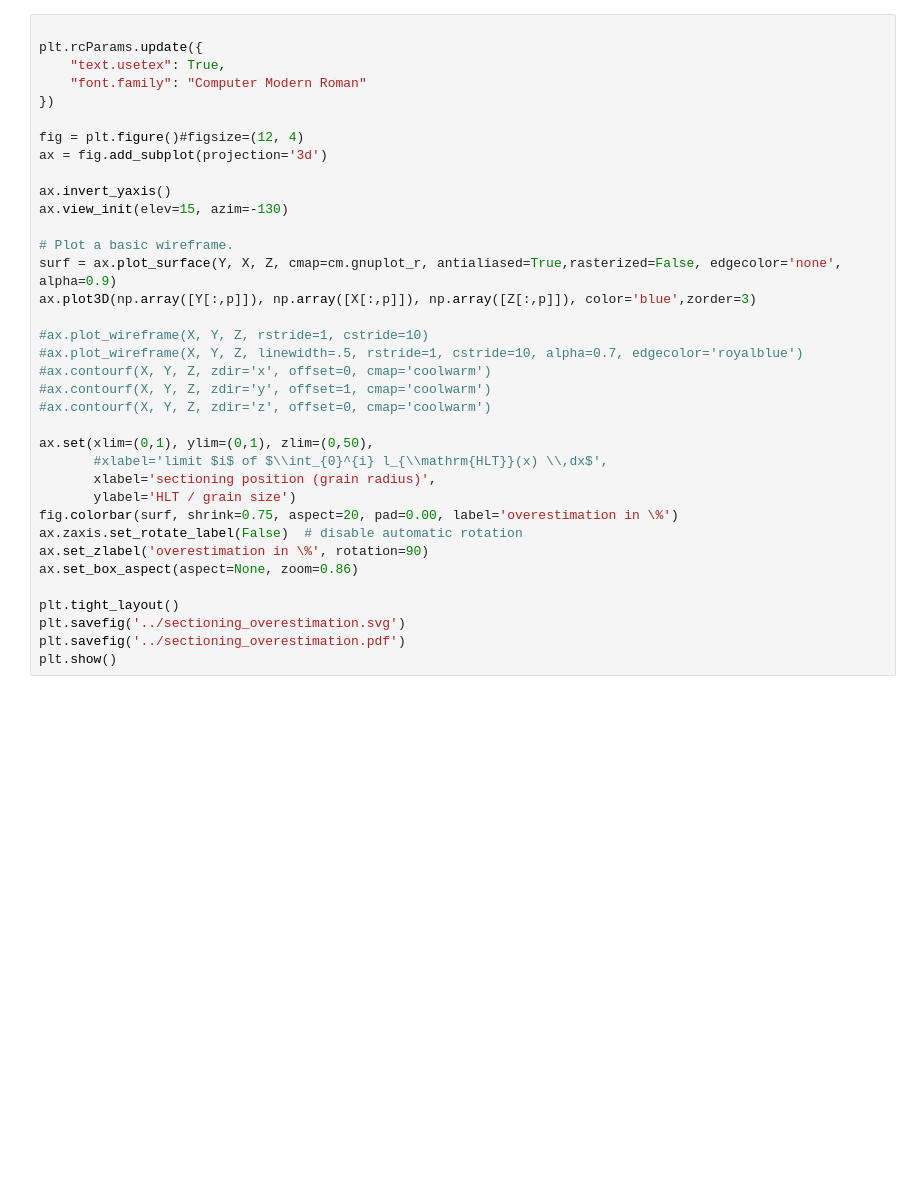
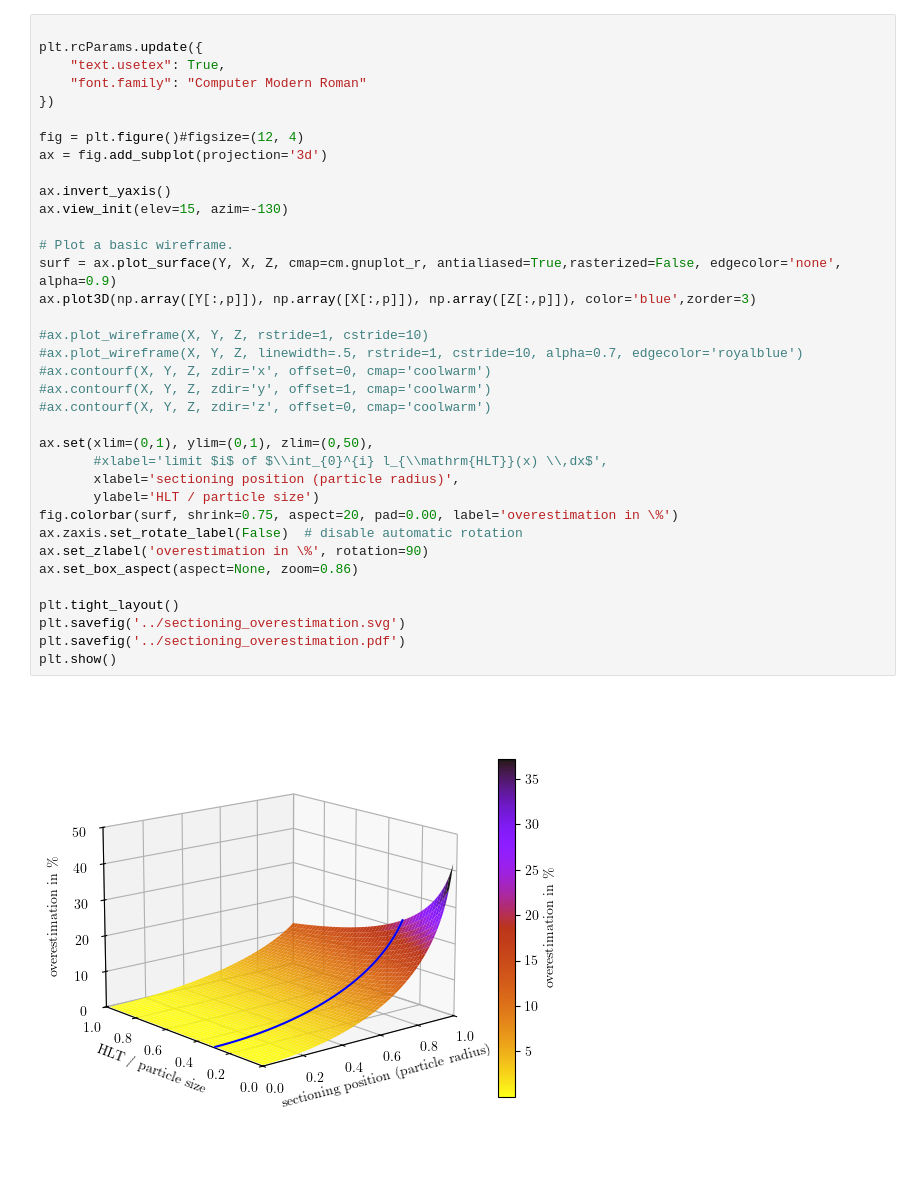
Before and after one commit to kleinerELM/Dissertation, a Jupyter notebook: figures/hydrate-rim/graph/sectioning_graphs.ipynb, the cells around one changed output. Saved outputs shown, nothing was run; the diff lists cells and outputs as text; blank space fills up the shorter version.

Commit message:
grain -> particle and minor fixes [skip ci]

```diff
--- a/figures/hydrate-rim/graph/sectioning_graphs.ipynb
+++ b/figures/hydrate-rim/graph/sectioning_graphs.ipynb
@@ -93,32 +132,34 @@ plt.rcParams.update({
     "font.family": "Computer Modern Roman"
 })
 
 fig = plt.figure()#figsize=(12, 4)
 ax = fig.add_subplot(projection='3d')
 
 ax.invert_yaxis()
 ax.view_init(elev=15, azim=-130)
 
 # Plot a basic wireframe.
 surf = ax.plot_surface(Y, X, Z, cmap=cm.gnuplot_r, antialiased=True,rasterized=False, edgecolor='none', alpha=0.9)
 ax.plot3D(np.array([Y[:,p]]), np.array([X[:,p]]), np.array([Z[:,p]]), color='blue',zorder=3)
 
 #ax.plot_wireframe(X, Y, Z, rstride=1, cstride=10)
 #ax.plot_wireframe(X, Y, Z, linewidth=.5, rstride=1, cstride=10, alpha=0.7, edgecolor='royalblue')
 #ax.contourf(X, Y, Z, zdir='x', offset=0, cmap='coolwarm')
 #ax.contourf(X, Y, Z, zdir='y', offset=1, cmap='coolwarm')
 #ax.contourf(X, Y, Z, zdir='z', offset=0, cmap='coolwarm')
 
 ax.set(xlim=(0,1), ylim=(0,1), zlim=(0,50),
        #xlabel='limit $i$ of $\\int_{0}^{i} l_{\\mathrm{HLT}}(x) \\,dx$',
-       xlabel='sectioning position (grain radius)',
-       ylabel='HLT / grain size')
+       xlabel='sectioning position (particle radius)',
+       ylabel='HLT / particle size')
 fig.colorbar(surf, shrink=0.75, aspect=20, pad=0.00, label='overestimation in \%')
 ax.zaxis.set_rotate_label(False)  # disable automatic rotation
 ax.set_zlabel('overestimation in \%', rotation=90)
 ax.set_box_aspect(aspect=None, zoom=0.86)
 
 plt.tight_layout()
 plt.savefig('../sectioning_overestimation.svg')
 plt.savefig('../sectioning_overestimation.pdf')
 plt.show()
+# %% [output]
+[figure, added]
```
Also changed, not shown: parts of 5 cells of this notebook, 39 other files.
